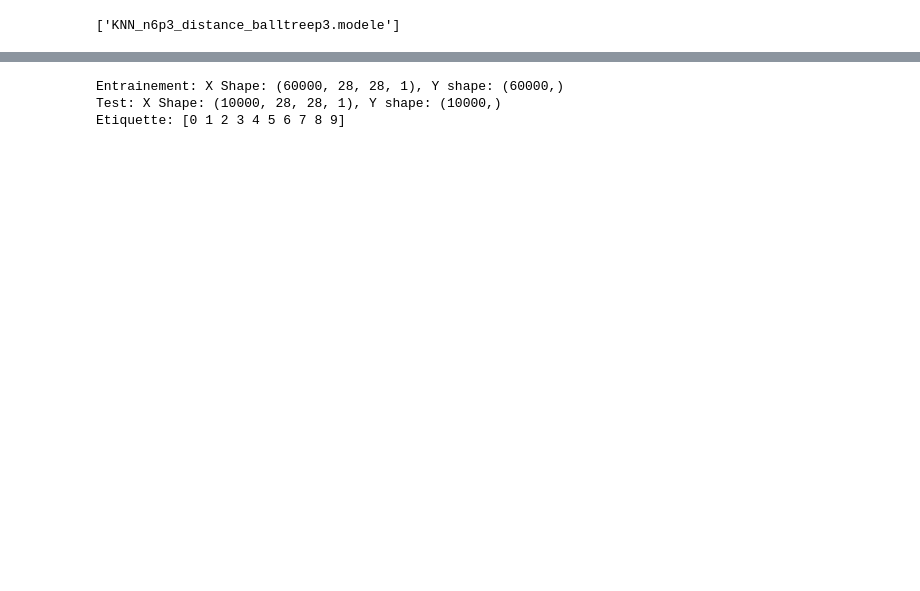
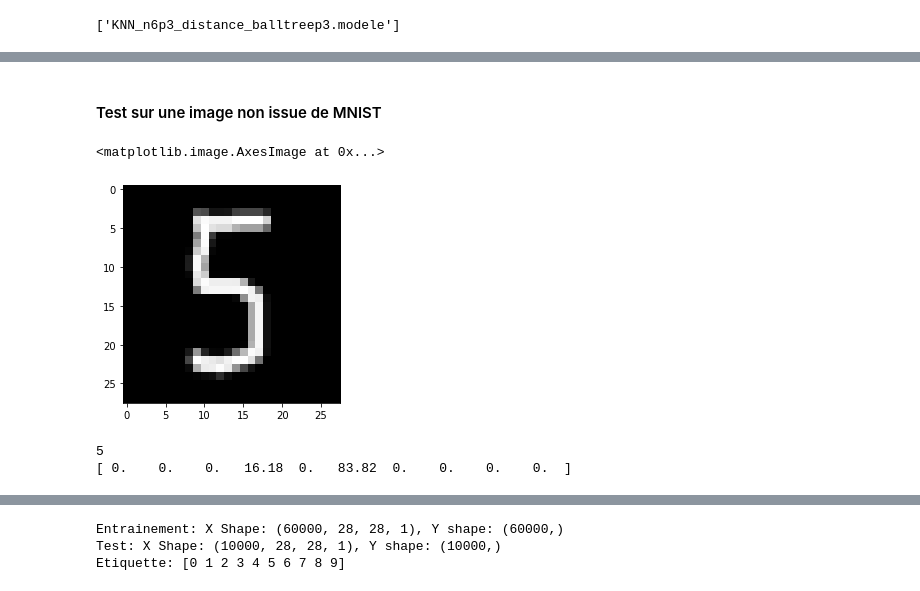
Before and after one commit to jpphi/prj_final, a Jupyter notebook: id_handwritten/E2_baseb5.ipynb, the cells around one changed output, grey strips where cells are left out. Saved outputs shown, nothing was run; the diff lists cells and outputs as text; code cells hidden in the pictures; blank space fills up the shorter version.

```diff
--- a/id_handwritten/E2_baseb5.ipynb
+++ b/id_handwritten/E2_baseb5.ipynb
@@ -682,0 +673,17 @@ from tensorflow.keras.layers import Conv2D, MaxPooling2D
+# %% [markdown]
+#### Test sur une image non issue de MNIST
+# %%
+img= Image.open("./images/5_001.png")
+plt.imshow(img, cmap= "gray")
+# %% [output]
+<matplotlib.image.AxesImage at 0x...>
+[figure, added]
+# %%
+chiffre=np.array(img)/255.0
+chiffre= chiffre.ravel()
+tab= list(model_knn.predict_proba([chiffre])[0])
+print(tab.index(max(tab)))
+print(100 * np.round(tab,4))
+# %% [output]
+5
+[ 0.    0.    0.   16.18  0.   83.82  0.    0.    0.    0.  ]
```
Also changed, not shown: parts of 20 cells of this notebook, 3 other files.
